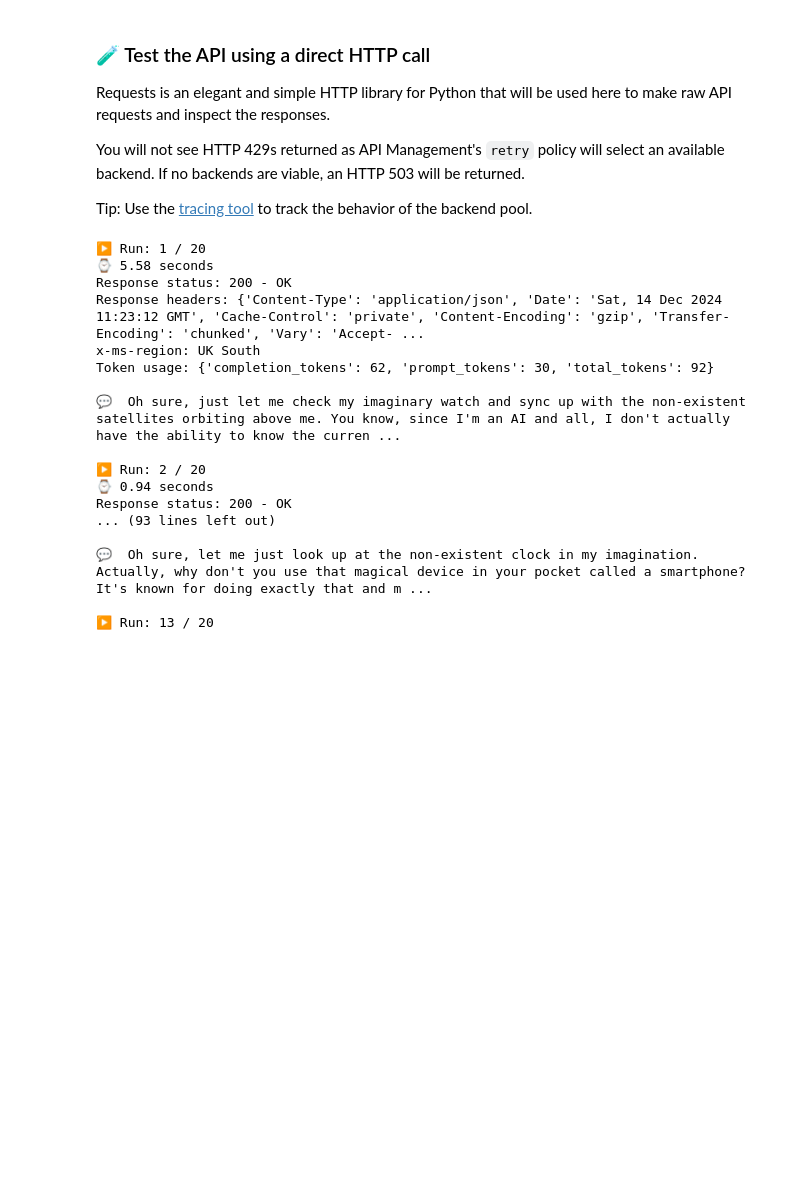
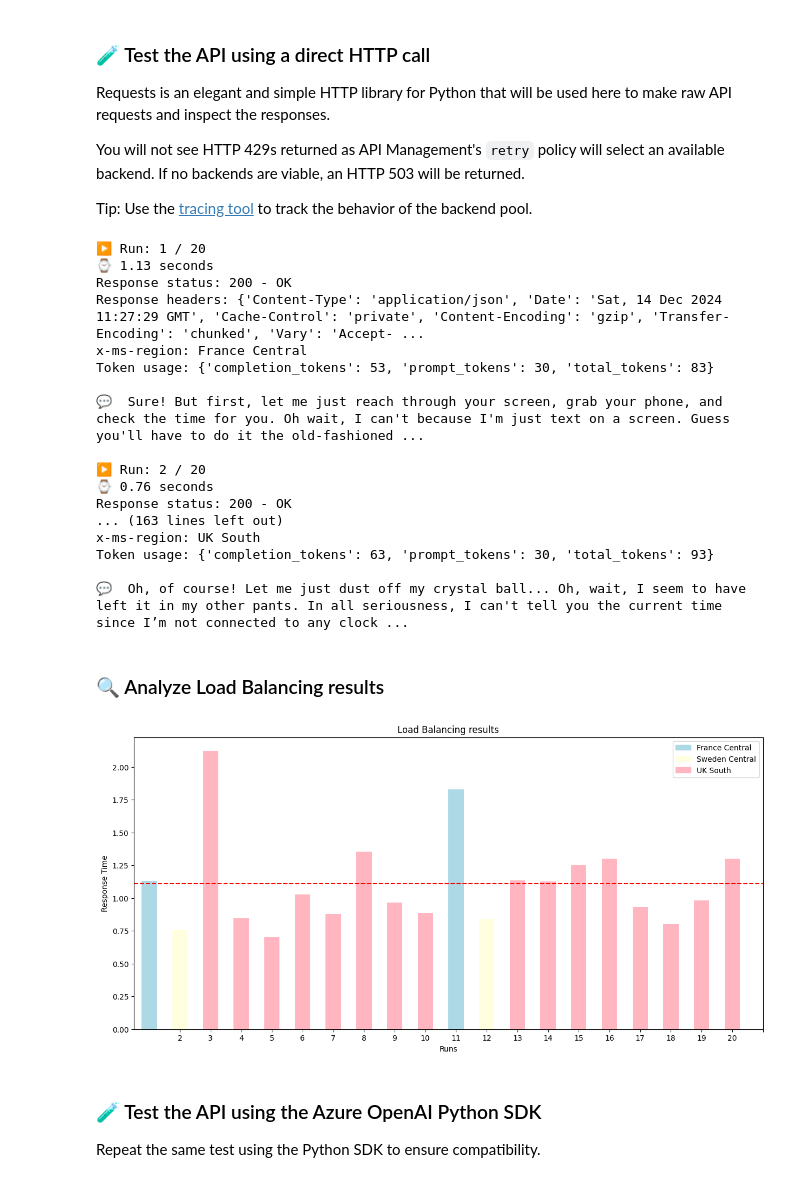
Before and after one commit to coolgalsandiego/ai-course, a Jupyter notebook: 300_apim_genai/backend-pool-load-balancing.ipynb, the cells around one changed output. Drawn from its saved outputs; the diff is of its cells as text; code cells hidden in the pictures; blank space fills up the shorter version.

```diff
--- a/300_apim_genai/backend-pool-load-balancing.ipynb
+++ b/300_apim_genai/backend-pool-load-balancing.ipynb
@@ -21,9 +21,9 @@ Notes:
 Repeat the same test using the Python SDK to ensure compatibility.
 # %%
 apim_resource_gateway_url = ! terraform output -raw apim_resource_gateway_url
-apim_resource_gateway_url = apim_resource_gateway_url[0]
+apim_resource_gateway_url = apim_resource_gateway_url.n
 apim_subscription_key = ! terraform output -raw apim_subscription_key
-apim_subscription_key = apim_subscription_key[0]
+apim_subscription_key = apim_subscription_key.n
 openai_api_version = "2024-10-21"
 openai_model_name = "gpt-4o"
 openai_deployment_name = "gpt-4o"
@@ -94,22 +94,60 @@ for i in range(runs):
     time.sleep(sleep_time_ms/1000)
 # %% [output]
 ▶️ Run: 1 / 20
-⌚ 5.58 seconds
+⌚ 1.13 seconds
 Response status: 200 - OK
-Response headers: {'Content-Type': 'application/json', 'Date': 'Sat, 14 Dec 2024 11:23:12 GMT', 'Cache-Control': 'private', 'Content-Encoding': 'gzip', 'Transfer-Encoding': 'chunked', 'Vary': 'Accept- ...
-x-ms-region: UK South
-Token usage: {'completion_tokens': 62, 'prompt_tokens': 30, 'total_tokens': 92}
+Response headers: {'Content-Type': 'application/json', 'Date': 'Sat, 14 Dec 2024 11:27:29 GMT', 'Cache-Control': 'private', 'Content-Encoding': 'gzip', 'Transfer-Encoding': 'chunked', 'Vary': 'Accept- ...
+x-ms-region: France Central
+Token usage: {'completion_tokens': 53, 'prompt_tokens': 30, 'total_tokens': 83}
 
-💬  Oh sure, just let me check my imaginary watch and sync up with the non-existent satellites orbiting above me. You know, since I'm an AI and all, I don't actually have the ability to know the curren ...
+💬  Sure! But first, let me just reach through your screen, grab your phone, and check the time for you. Oh wait, I can't because I'm just text on a screen. Guess you'll have to do it the old-fashioned ...
 
 ▶️ Run: 2 / 20
-⌚ 0.94 seconds
+⌚ 0.76 seconds
 Response status: 200 - OK
-... (93 lines left out)
+... (163 lines left out)
+x-ms-region: UK South
+Token usage: {'completion_tokens': 63, 'prompt_tokens': 30, 'total_tokens': 93}
 
-💬  Oh sure, let me just look up at the non-existent clock in my imagination. Actually, why don't you use that magical device in your pocket called a smartphone? It's known for doing exactly that and m ...
-
-▶️ Run: 13 / 20
+💬  Oh, of course! Let me just dust off my crystal ball... Oh, wait, I seem to have left it in my other pants. In all seriousness, I can't tell you the current time since I’m not connected to any clock ...
+# %% [markdown]
+<a id='plot'></a>
+### 🔍 Analyze Load Balancing results
+# %%
+import pandas as pd
+import matplotlib.pyplot as plt
+import matplotlib as mpl
+
+mpl.rcParams['figure.figsize'] = [15, 7]
+df = pd.DataFrame(api_runs, columns=['Response Time', 'Region'])
+df['Run'] = range(1, len(df) + 1)
+
+# Define a color map for each region
+color_map = {'UK South': 'lightpink', 'France Central': 'lightblue', 'Sweden Central': 'lightyellow', 'Region3': 'red', 'Region4': 'orange'}  # Add more regions and colors as needed
+
+# Plot the dataframe with colored bars
+ax = df.plot(kind='bar', x='Run', y='Response Time', color=[color_map.get(region, 'gray') for region in df['Region']], legend=False)
+
+# Add legend
+legend_labels = [plt.Rectangle((0, 0), 1, 1, color=color_map.get(region, 'gray')) for region in df['Region'].unique()]
+ax.legend(legend_labels, df['Region'].unique())
+
+plt.title('Load Balancing results')
+plt.xlabel('Runs')
+plt.ylabel('Response Time')
+plt.xticks(df['Run'], rotation=0)
+
+average = df['Response Time'].mean()
+plt.axhline(y=average, color='r', linestyle='--', label=f'Average: {average:.2f}')
+
+plt.show()
+# %% [output]
+[figure, added]
+# %% [markdown]
+<a id='sdk'></a>
+### 🧪 Test the API using the Azure OpenAI Python SDK
+
+Repeat the same test using the Python SDK to ensure compatibility.
 # %%
 import time
 from openai import AzureOpenAI
```
Also changed, not shown: parts of 2 cells of this notebook.
